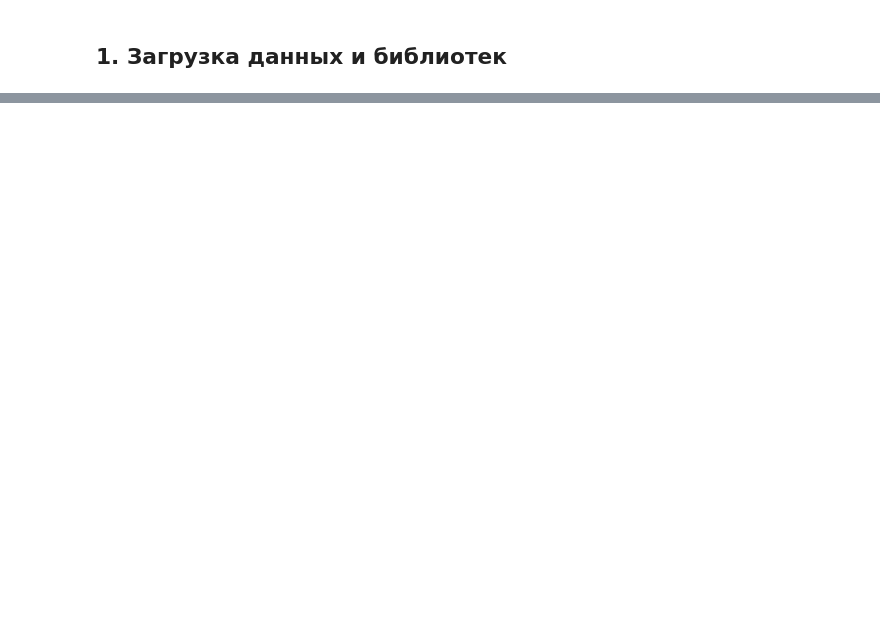
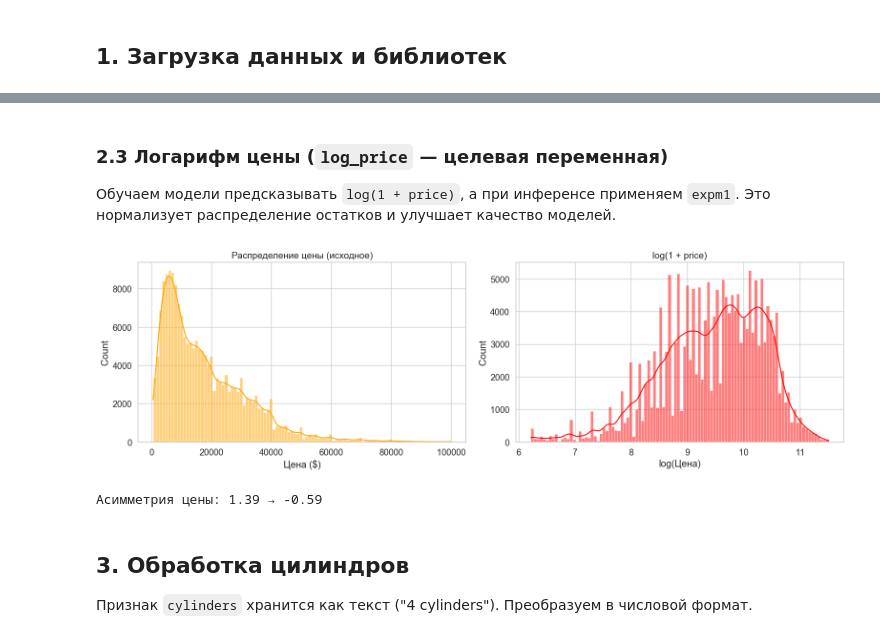
Before and after one commit to 700-2k/Craiglist-cars-price-prediction, a Jupyter notebook: notebooks/04_features.ipynb, the cells around one changed output, grey strips where cells are left out. Cells and saved outputs as stored; diff of their text form; code cells hidden in the pictures; blank space fills up the shorter version.

```diff
--- a/notebooks/04_features.ipynb
+++ b/notebooks/04_features.ipynb
@@ -541,0 +169,27 @@ print("\nГотово к обучению моделей!")
+# %% [markdown]
+### 2.3 Логарифм цены (`log_price` — целевая переменная)
+
+Обучаем модели предсказывать `log(1 + price)`, а при инференсе применяем `expm1`.
+Это нормализует распределение остатков и улучшает качество моделей.
+# %%
+fig, axes = plt.subplots(1, 2, figsize=(16, 5))
+sns.histplot(y_train,     bins=100, kde=True, ax=axes[0], color='orange')
+axes[0].set_title('Распределение цены (исходное)', fontsize=14)
+axes[0].set_xlabel('Цена ($)')
+
+sns.histplot(y_train_log, bins=100, kde=True, ax=axes[1], color='red')
+axes[1].set_title('log(1 + price)', fontsize=14)
+axes[1].set_xlabel('log(Цена)')
+
+plt.tight_layout()
+plt.show()
+
+print(f"Асимметрия цены: {skew(y_train):.2f} → {skew(y_train_log):.2f}")
+# %% [output]
+[figure, added]
+Асимметрия цены: 1.39 → -0.59
+# %% [markdown]
+<a id='section-3'></a>
+## 3. Обработка цилиндров
+
+Признак `cylinders` хранится как текст ("4 cylinders"). Преобразуем в числовой формат.
```
Also changed, not shown: parts of 75 cells of this notebook, 12 other files.
